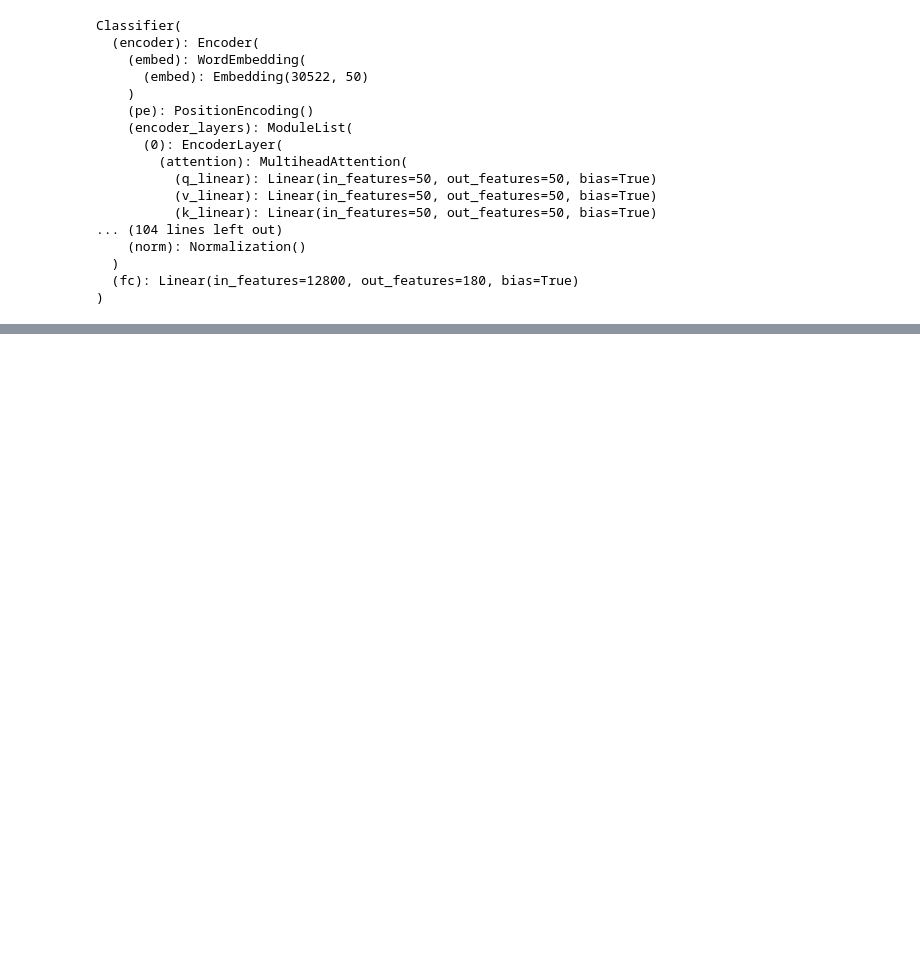
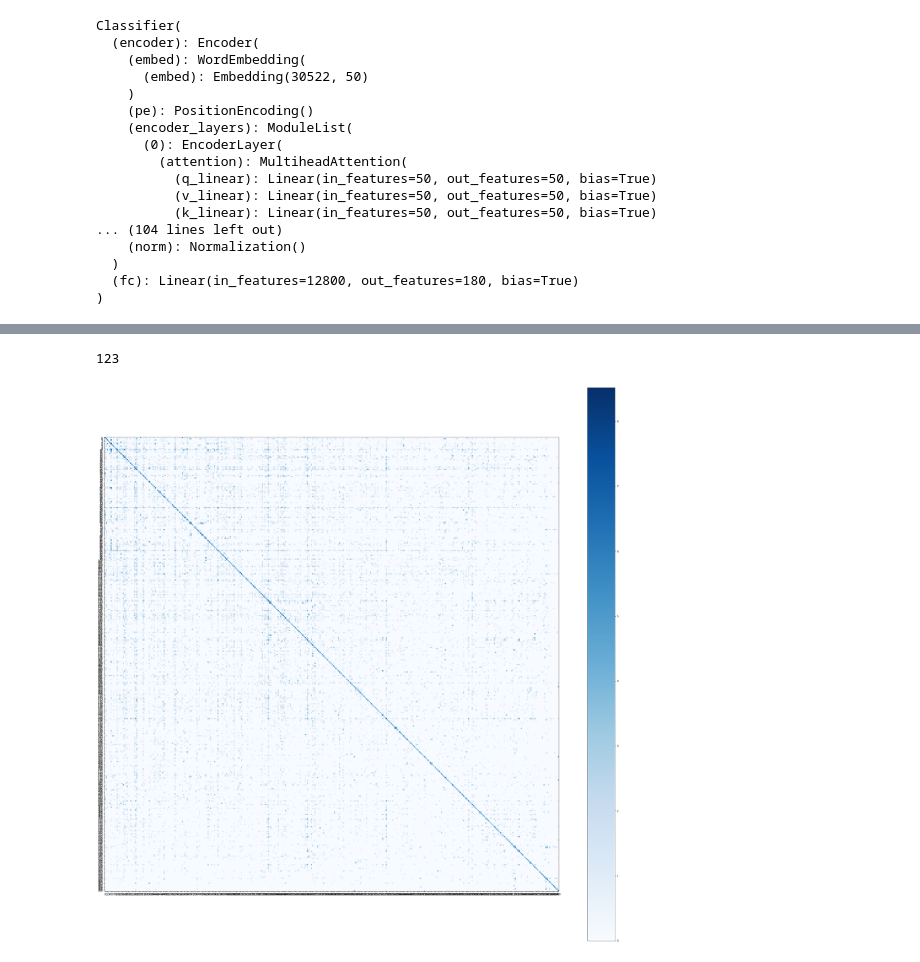
Before and after one commit to hengchu/WikiTextClassifier, a Jupyter notebook: Transformer.ipynb, the cells around one changed output, grey strips where cells are left out. Saved outputs shown, nothing was run; the diff lists cells and outputs as text; code cells hidden in the pictures; blank space fills up the shorter version.

```diff
--- a/Transformer.ipynb
+++ b/Transformer.ipynb
@@ -703,3 +703,17 @@ model = Classifier(vocab_size, dim_embedding, num_heads,
 model = model.cuda()
 # %%
 model.load_state_dict(torch.load('./checkpoints/transformer-bootstrap2-s256-e50-h5-l6.epoch-9.step-265848.pth'))
+# %%
+real_validation_labels = []
+for _, batch in tqdm(enumerate(validation_loader), total=math.ceil(len(validation_set) / batch_size)):
+  y = list(batch[2].numpy())
+  real_validation_labels += y
+# %%
+predicted_labels = []
+model.eval()
+with torch.no_grad():
+  for _, batch in tqdm(enumerate(validation_loader), total=math.ceil(len(validation_set) / batch_size)):
+    X = batch[0].type(torch.LongTensor)
+    masks = batch[1]
+    _, predicted = torch.max(model(X.cuda(), masks.cuda()), 1)
+    predicted_labels += list(predicted.cpu().numpy())
@@ -705,0 +817,14 @@ model.load_state_dict(torch.load('./checkpoints/transformer-bootstrap2-s256-e50-
+# %%
+123
+# %% [output]
+123
+# %%
+ticks = np.linspace(0, 369, num=370)
+plt.figure(figsize=(40, 40))
+plt.imshow(np.log(1 + np.array(confusion)), interpolation='nearest', cmap=plt.cm.Blues)
+plt.colorbar()
+plt.xticks(ticks)
+plt.yticks(ticks)
+plt.show()
+# %% [output]
+[figure, added]
```
Also changed, not shown: parts of 10 cells of this notebook, 2 other files.
